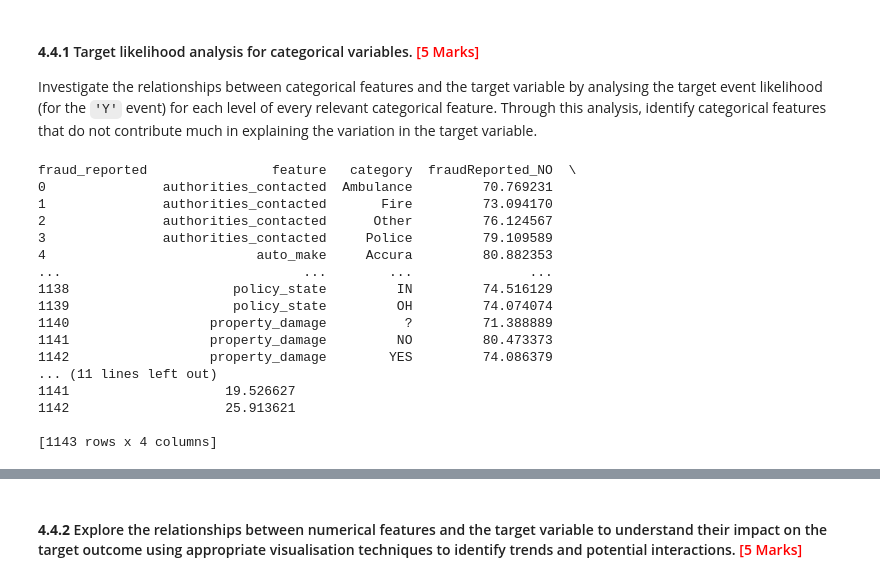
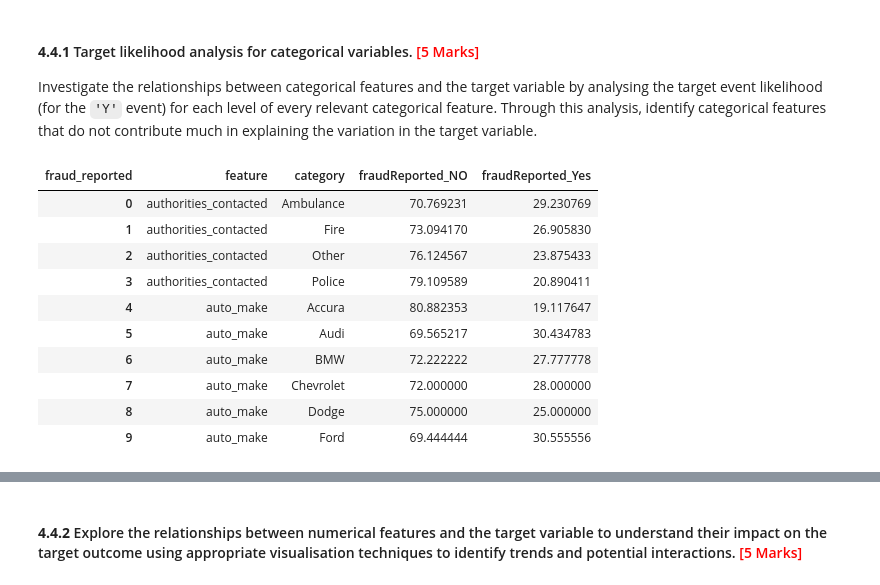
Before and after one commit to Prithvi1510/credit-card-detect-upgrad, a Jupyter notebook: Fraudulent_Claim_Detection_Starter.ipynb, the cells around one changed output, grey strips where cells are left out. Drawn from its saved outputs; the diff is of its cells as text; code cells hidden in the pictures.

```diff
--- a/Fraudulent_Claim_Detection_Starter.ipynb
+++ b/Fraudulent_Claim_Detection_Starter.ipynb
@@ -443,7 +443,7 @@ data[cols_to_convert_string] = data[cols_to_convert_string].astype("string")
 
 for col in cols_to_convert_datetime:
     if col in data.columns:
-        data[col] = pd.to_datetime(data[col], format="%Y-%m-%d", errors="coerce").dt.date
+        data[col] = pd.to_datetime(data[col], format="%Y-%m-%d", errors="coerce")
 # %%
 # Check the features of the data again
 data.head()
@@ -618,49 +618,42 @@ def distinctValueDataframe(data, target, categoricalVariables):
         groupDF.rename(columns={feature: "category"}, inplace=True)
         groupDF["feature"] = feature
 
         groupDF = groupDF[["feature", "category", target, "percentage"]]
 
         resultsDf.append(groupDF)
 
     combined_df = pd.concat(resultsDf, ignore_index=True)
 
     pivot_df = combined_df.pivot_table(
         index=["feature", "category"],
         columns=target,
         values="percentage"
     ).reset_index()
 
     pivot_df = pivot_df.rename(columns={'N': 'fraudReported_NO', 'Y': 'fraudReported_Yes'})
 
     return pivot_df
 
 
 
 likelihoods = distinctValueDataframe(
     data=data,
     target=TARGET_VARIABLE,
     categoricalVariables=categoricalVariables,
 )
 
-#clean the Dataframe by removing feature with lot of variables
 
 likelihoods.fillna(0, inplace=True)
-print(likelihoods)
+likelihoods.head(10)
 # %% [output]
-fraud_reported                feature   category  fraudReported_NO  \
-0               authorities_contacted  Ambulance         70.769231
-1               authorities_contacted       Fire         73.094170
-2               authorities_contacted      Other         76.124567
-3               authorities_contacted     Police         79.109589
-4                           auto_make     Accura         80.882353
-...                               ...        ...               ...
-1138                     policy_state         IN         74.516129
-1139                     policy_state         OH         74.074074
-1140                  property_damage          ?         71.388889
-1141                  property_damage         NO         80.473373
-1142                  property_damage        YES         74.086379
-... (11 lines left out)
-1141                    19.526627
-1142                    25.913621
-
-[1143 rows x 4 columns]
+| fraud_reported | feature | category | fraudReported_NO | fraudReported_Yes |
+| 0 | authorities_contacted | Ambulance | 70.769231 | 29.230769 |
+| 1 | authorities_contacted | Fire | 73.094170 | 26.905830 |
+| 2 | authorities_contacted | Other | 76.124567 | 23.875433 |
+| 3 | authorities_contacted | Police | 79.109589 | 20.890411 |
+| 4 | auto_make | Accura | 80.882353 | 19.117647 |
+| 5 | auto_make | Audi | 69.565217 | 30.434783 |
+| 6 | auto_make | BMW | 72.222222 | 27.777778 |
+| 7 | auto_make | Chevrolet | 72.000000 | 28.000000 |
+| 8 | auto_make | Dodge | 75.000000 | 25.000000 |
+| 9 | auto_make | Ford | 69.444444 | 30.555556 |
```
Also changed, not shown: parts of 9 cells of this notebook, 2 other files.
